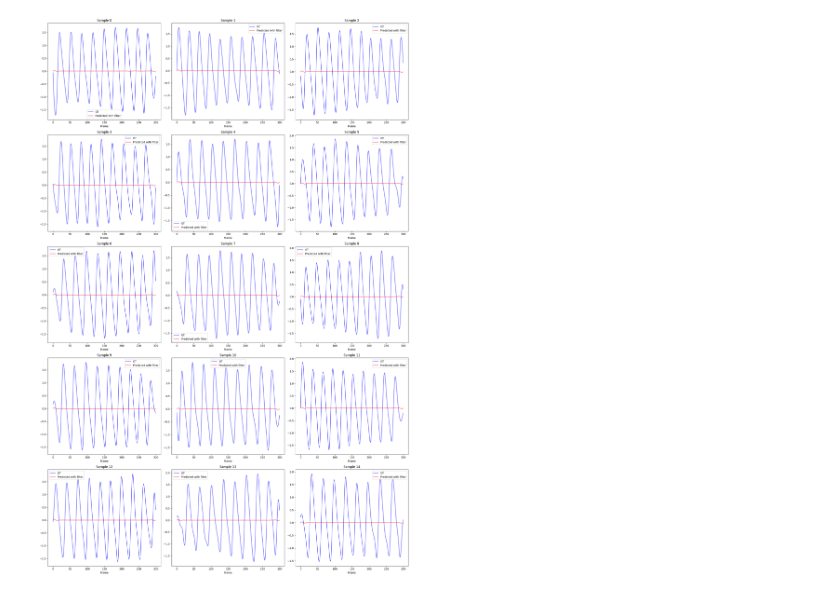
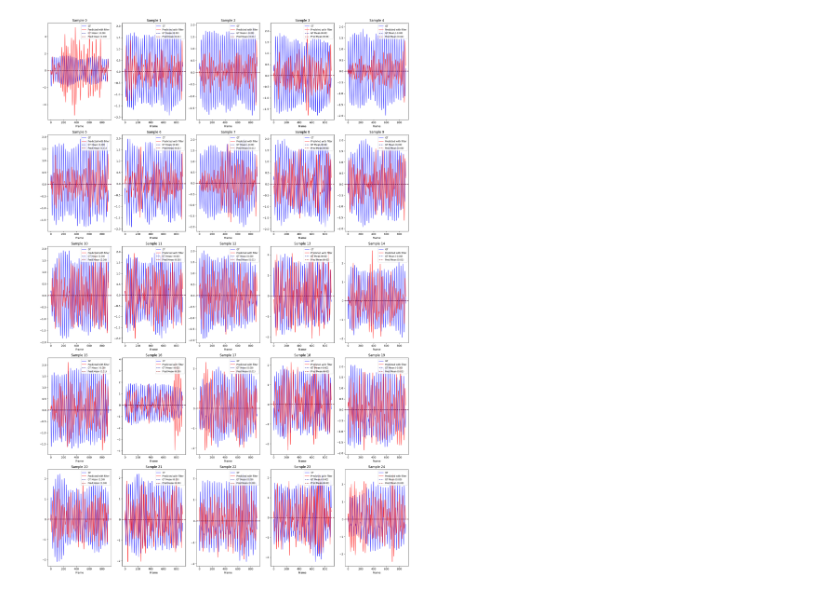
Before and after one commit to kkm2001-design/rppg, a Jupyter notebook: data/codes/deeplearning/model_result_test.ipynb, the cells around one changed output. Saved outputs shown, nothing was run; the diff lists cells and outputs as text; code cells hidden in the pictures.

```diff
--- a/data/codes/deeplearning/model_result_test.ipynb
+++ b/data/codes/deeplearning/model_result_test.ipynb
@@ -11,59 +11,79 @@ from utils.models import *
 from utils.dataloader import *
 from utils.utils_sig import *
 # %%
-# # ===== 설정 =====
-# device = torch.device("cuda" if torch.cuda.is_available() else "cpu")
-# pth_path = '/home/son/orientation-uv-rppg/data/codes/deeplearning/physent_data_wo_ol_lr:0.0005_epoch:1_MAE:6.683274021352313.pth'
-# data_dir = '/home/son/orientation-uv-rppg/video_link/CNA_members/KM_preprocess_data/dl_data_CNA_70_withoutoutlier_len300'
-# pic_save_dir ='/home/son/orientation-uv-rppg/data/pics'
-# # ===== 모델 로드 =====
-# model = PhysNet_padding_Encoder_Decoder_MAX().to(device)
-# model.load_state_dict(torch.load(pth_path, map_location=device))
-# model.eval()
-# print("모델 로드 완료")
+# ===== 설정 =====
+device = torch.device("cuda" if torch.cuda.is_available() else "cpu")
+pth_path = '/home/son/orientation-uv-rppg/data/parameter_save/without13_and_normalization_ncorlossonly_test/physent_data_wo_ol_lr:0.00030000000000000003_epoch:41_MAE: 18.31.pth'
+data_dir = '/home/son/orientation-uv-rppg/video_link/CNA_members/KM_preprocess_data/dl_data_CNA_without_registration_cropped'
+pic_save_dir ='/home/son/orientation-uv-rppg/data/pics'
+# ===== 모델 로드 =====
+model = PhysNet_padding_Encoder_Decoder_MAX().to(device)
+model.load_state_dict(torch.load(pth_path, map_location=device))
+model.eval()
+print("모델 로드 완료")
 
-# # ===== 데이터 로드 =====
-# all_files = sorted([os.path.join(data_dir, f) for f in os.listdir(data_dir) if f.endswith('.h5')])
-# valid_files = all_files[13:14]
-# valid_dataset = rPPGDataset(valid_files)
-# valid_loader  = DataLoader(valid_dataset, batch_size=24, shuffle=False, num_workers=4)
+# ===== 데이터 로드 =====
+all_files = sorted([os.path.join(data_dir, f) for f in os.listdir(data_dir) if f.endswith('.h5')])
+valid_files = all_files[13:14]
+valid_dataset = rPPGDataset(valid_files)
+valid_loader  = DataLoader(valid_dataset, batch_size=24, shuffle=False, num_workers=4)
 
-# # ===== 추론 =====
-# all_preds   = []
-# all_targets = []
-# all_preds_with_filter = []
+# ===== 추론 =====
+all_preds   = []
+all_targets = []
+all_preds_with_filter = []
 
-# with torch.no_grad():
-#     for inputs, targets in valid_loader:
-#         inputs  = inputs.to(device)
-#         outputs, _, _, _ = model(inputs)
+with torch.no_grad():
+    for inputs, targets in valid_loader:
+        inputs  = inputs.to(device)
+        outputs, _, _, _ = model(inputs)
 
-#         all_preds.append(outputs.cpu().numpy())
-#         all_targets.append(targets.numpy())
+        all_preds.append(outputs.cpu().numpy())
+        all_targets.append(targets.numpy())
 
-# all_preds   = np.concatenate(all_preds,   axis=0)  # (N, 300)
-# all_targets = np.concatenate(all_targets, axis=0)  # (N, 300)
+all_preds   = np.concatenate(all_preds,   axis=0)  # (N, 300)
+all_targets = np.concatenate(all_targets, axis=0)  # (N, 300)
 
-# for i in range(len(all_preds)) :
-#     all_preds_with_filter.append(butter_bandpass_filter(all_preds[i], 0.66, 2.5, 30))
+for i in range(len(all_preds)) :
+    all_preds_with_filter.append(butter_bandpass_filter(all_preds[i], 0.66, 2.5, 30))
 
 print(f"추론 완료: preds {all_preds.shape}, targets {all_targets.shape}")
 
 # ===== Plot =====
-n_plot = 15  # 몇 개 샘플 볼지
-fig, axes = plt.subplots(5, 3, figsize=(20, 30))
+n_plot = 25  # 몇 개 샘플 볼지
+fig, axes = plt.subplots(5, 5, figsize=(20, 30))
 axes = axes.flatten()
 
 for i in range(n_plot):
-    axes[i].plot(all_targets[i], label='GT',        color='blue',  alpha=0.7)
-    axes[i].plot(all_preds_with_filter[i],   label='Predicted with filter', color='red',   alpha=0.7)
-#    axes[i].plot(15*all_preds[i],   label='Predicted', color='green',   alpha=0.7)
-#    axes[i].set_ylim(-1.5,1.5)
+    # 코드가 길어지는 것을 방지하기 위해 변수에 할당
+    gt_sig = all_targets[i]
+    pred_sig =  all_preds_with_filter[i]
+
+    # 신호 그리기
+    axes[i].plot(gt_sig, label='GT', color='blue', alpha=0.7)
+    axes[i].plot(pred_sig, label='Predicted with filter', color='red', alpha=0.7)
+
+    # --- 💡 평균값 계산 및 수평선 그리기 추가 💡 ---
+    gt_mean = np.mean(gt_sig)
+    pred_mean = np.mean(pred_sig)
+
+    axes[i].axhline(y=gt_mean, color='darkblue', linestyle='--', alpha=0.8,
+                    label=f'GT Mean ({gt_mean:.2f})')
+    axes[i].axhline(y=pred_mean, color='darkred', linestyle='--', alpha=0.8,
+                    label=f'Pred Mean ({pred_mean:.2f})')
+    # ---------------------------------------------
+
+    #axes[i].plot(10*all_preds[i],   label='Predicted', color='green',   alpha=0.7)
+    #axes[i].set_ylim(-2,2)
+    #axes[i].set_xlim(0,300)
     axes[i].set_title(f'Sample {i}')
-    axes[i].legend()
+
+    # 범례가 많아지므로 폰트 크기를 살짝 줄이거나 위치를 조정하는 것도 좋습니다.
+    axes[i].legend(loc='upper right', fontsize='small')
     axes[i].set_xlabel('Frame')
 
+
 plt.tight_layout()
-plt.savefig(os.path.join(pic_save_dir, 'nirp_uv_valid_timedomain'), dpi= 100)
+#plt.savefig(os.path.join(pic_save_dir, 'withoutt13_nonormalize_timedomain'), dpi= 100)
 plt.show()
 # %% [output]
@@ -71,4 +92,4 @@ plt.show()
-[figure, old version]
+[figure, new version]
 # %%
 from scipy.fft import fft
 
```
Also changed, not shown: parts of 3 cells of this notebook, 14 other files.
